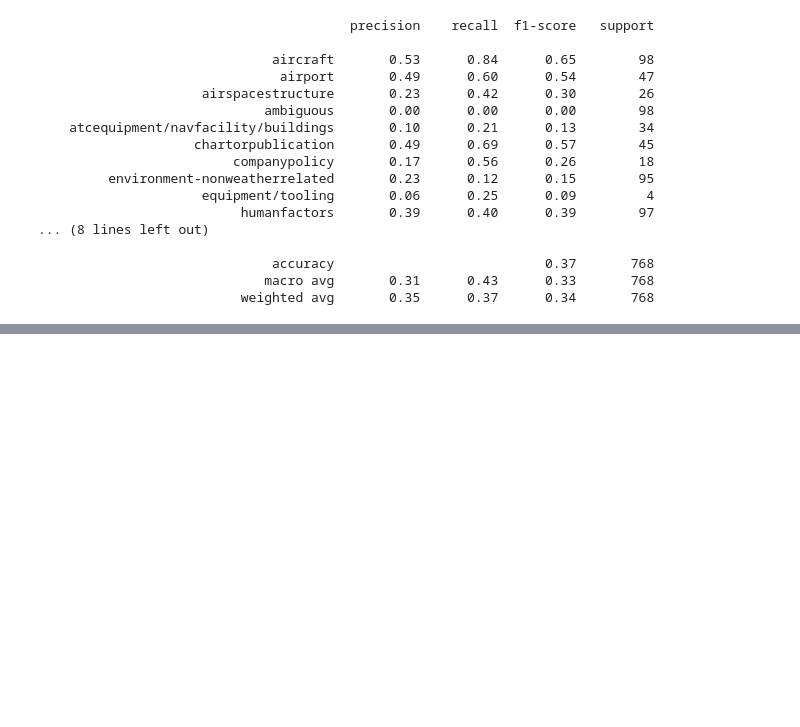
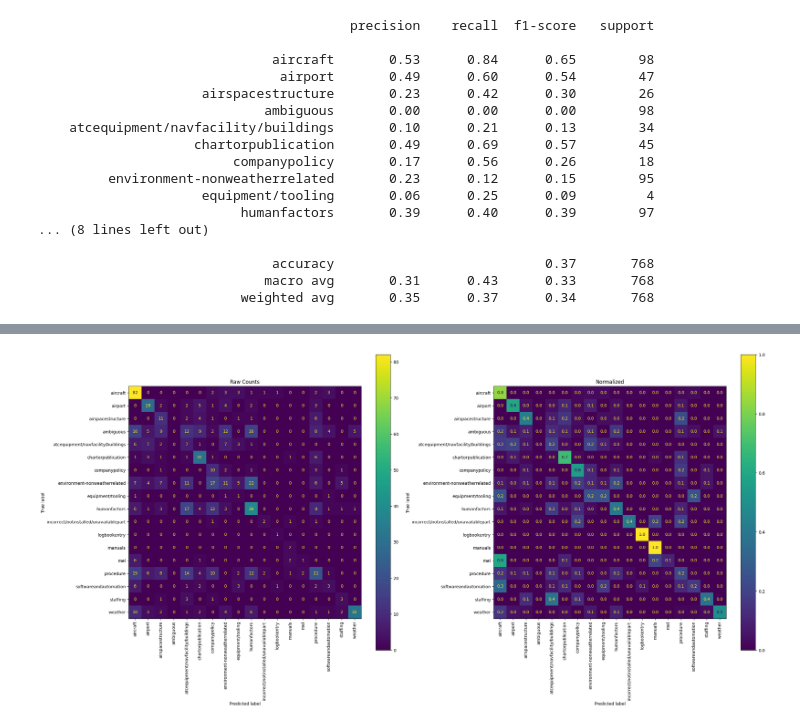
Before and after one commit to sookiemonster/asrs-problem-factor-analysis, a Jupyter notebook: analysis/ASRS_zero_shot.ipynb, the cells around one changed output, grey strips where cells are left out. Saved outputs shown, nothing was run; the diff lists cells and outputs as text; code cells hidden in the pictures; blank space fills up the shorter version.

Commit message:
Fix CM display.

```diff
--- a/analysis/ASRS_zero_shot.ipynb
+++ b/analysis/ASRS_zero_shot.ipynb
@@ -535,0 +548,27 @@ plt.show()
+# %%
+from sklearn.metrics import confusion_matrix, ConfusionMatrixDisplay
+
+fig, (ax1, ax2) = plt.subplots(1, 2, figsize=(25, 12))
+
+ConfusionMatrixDisplay.from_predictions(
+    joined['y_true'],
+    joined['pred'],
+    xticks_rotation='vertical',
+    ax=ax1
+)
+ax1.set_title("Raw Counts")
+
+ConfusionMatrixDisplay.from_predictions(
+    joined['y_true'],
+    joined['pred'],
+    xticks_rotation='vertical',
+    normalize='true',
+    values_format='.1f',
+    ax=ax2
+)
+ax2.set_title("Normalized")
+
+plt.tight_layout()
+plt.show()
+# %% [output]
+[figure, added]
```
Also changed, not shown: parts of 2 cells of this notebook.
